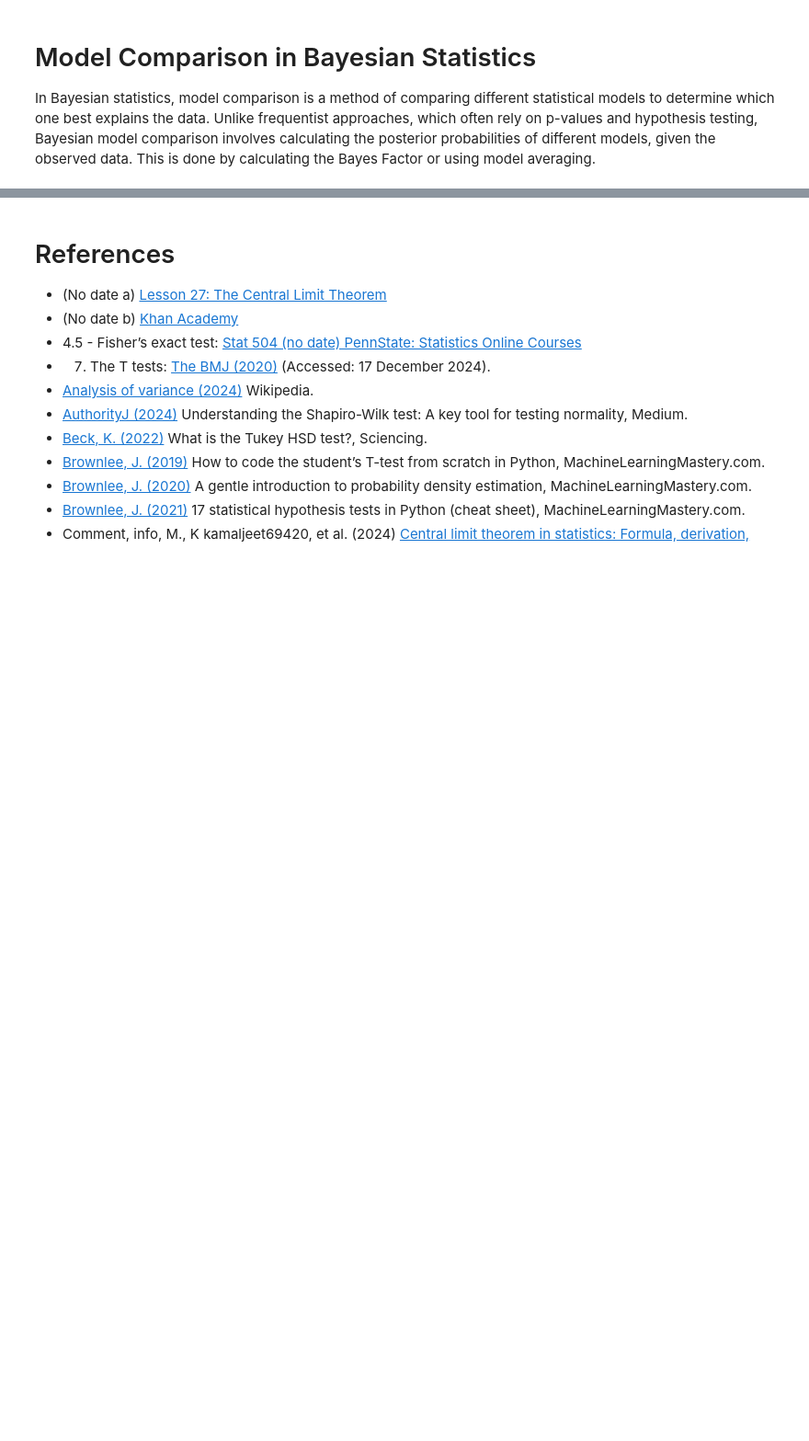
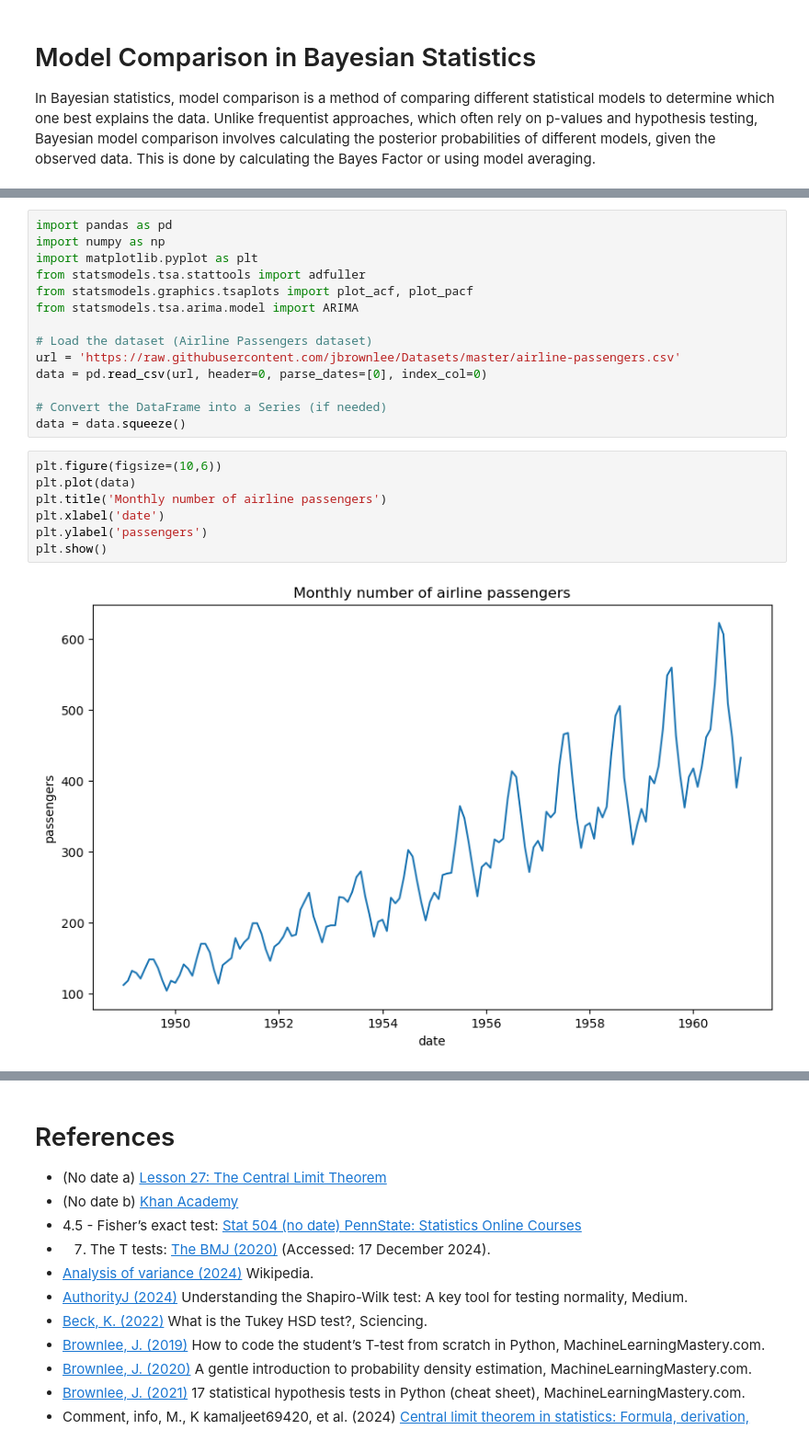
Before and after one commit to keithmmc/appliedstats, a Jupyter notebook: tasks.ipynb, the cells around one changed output, grey strips where cells are left out. Shown at 92% size. Drawn from its saved outputs; the diff is of its cells as text; blank space fills up the shorter version.

```diff
--- a/tasks.ipynb
+++ b/tasks.ipynb
@@ -1828,0 +1919,23 @@ In Bayesian statistics, model comparison is a method of comparing different stat
+# %%
+import pandas as pd
+import numpy as np
+import matplotlib.pyplot as plt
+from statsmodels.tsa.stattools import adfuller
+from statsmodels.graphics.tsaplots import plot_acf, plot_pacf
+from statsmodels.tsa.arima.model import ARIMA
+
+# Load the dataset (Airline Passengers dataset)
+url = 'https://raw.githubusercontent.com/jbrownlee/Datasets/master/airline-passengers.csv'
+data = pd.read_csv(url, header=0, parse_dates=[0], index_col=0)
+
+# Convert the DataFrame into a Series (if needed)
+data = data.squeeze()
+# %%
+plt.figure(figsize=(10,6))
+plt.plot(data)
+plt.title('Monthly number of airline passengers')
+plt.xlabel('date')
+plt.ylabel('passengers')
+plt.show()
+# %% [output]
+[figure, added]
```
Also changed, not shown: parts of 21 cells of this notebook.
